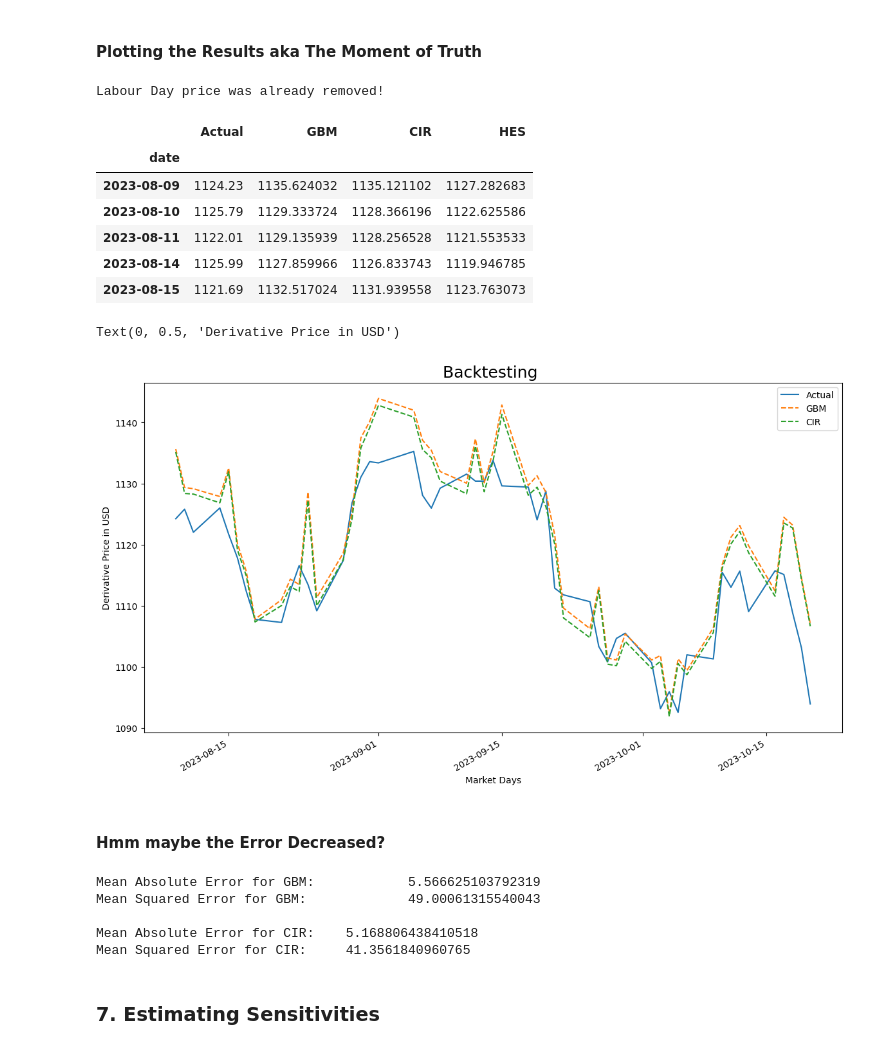
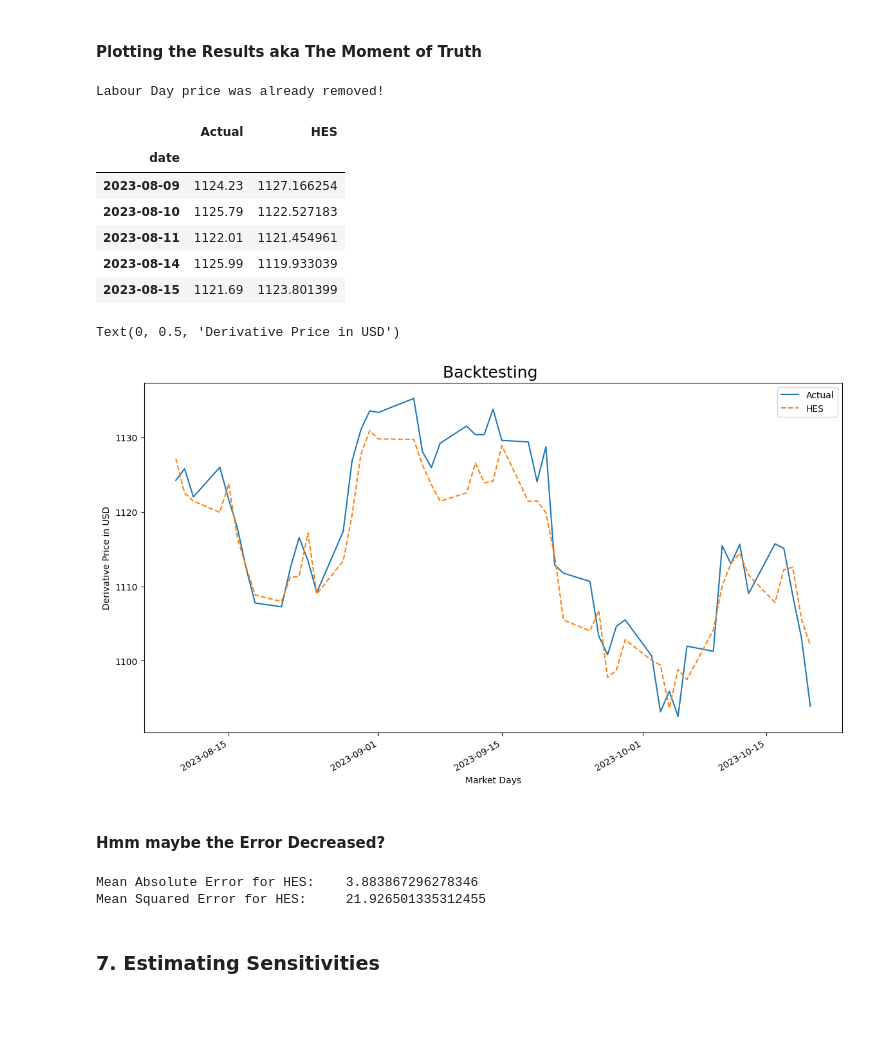
Before and after one commit to RahulG1309/MH4518, a Jupyter notebook: simulations/Black_Scholes.ipynb, the cells around one changed output. Saved outputs shown, nothing was run; the diff lists cells and outputs as text; code cells hidden in the pictures; blank space fills up the shorter version.

Commit message:
Changes to Heston (Correlation)

```diff
--- a/simulations/Black_Scholes.ipynb
+++ b/simulations/Black_Scholes.ipynb
@@ -633,13 +633,14 @@ def get_lognormal_statistics_(prices):
   res_2 = residuals**2
   sigma_of_sigma = np.std(res_2, ddof=1)
   kappa = minimize_scalar(lambda x: get_loss(x,res_2,sigma), method='brent', tol=10**(-10)).x
+  corr = pd.DataFrame([log_returns,res_2]).corr()[0][1]
 
-  return mu, sigma, sigma_of_sigma, kappa, res_2[0]
+  return mu, sigma, sigma_of_sigma, kappa, res_2[0], corr
 # %%
 Hes_matrix = np.random.normal(0, 1, size=(len(simulation_dates), num_sim, num_periods))
 # %%
 @njit
-def simulate_heston_var(num_sim, S_0, S_mu, S_Sigma, kappa, delta_t, T, Z):
+def simulate_heston_var(num_sim, S_0, S_mu, S_Sigma, kappa, corr, delta_t, T, Z1, Z2):
   # Initializations
   num_periods = int(T/delta_t)
   S_matrix = np.zeros(shape=(num_sim, num_periods + 1), dtype=np.float64)
@@ -648,7 +649,7 @@ def simulate_heston_var(num_sim, S_0, S_mu, S_Sigma, kappa, delta_t, T, Z):
     S_matrix[i][0] = S_0
     for j in range(1, num_periods + 1):
       prev = S_matrix[i][j-1]
-      S_matrix[i][j] = prev + kappa*(S_mu**2-prev)*delta_t + S_Sigma*np.sqrt(prev)*Z[i][j-1]
+      S_matrix[i][j] = prev + (kappa*(S_mu**2-prev))*delta_t + S_Sigma*np.sqrt(prev*delta_t)*(corr*Z2[i][j-1]+np.sqrt(1-corr**2)*Z1[i][j-1])
       if(S_matrix[i][j]<0):
         S_matrix[i][j] = S_mu**2
 
@@ -680,10 +681,11 @@ for date, prices in zip(simulation_dates, backtest_windows):
   tau = delta / 252 ### time diff in years
   curve_fit = curves[date_index]
   r = curve_fit(tau)/100 ### yearly interest
-  _, sigma, sigma_sigma, kappa, init_sigma = get_lognormal_statistics_(prices)  ### all daily indicators
+  _, sigma, sigma_sigma, kappa, init_sigma, corr = get_lognormal_statistics_(prices)  ### all daily indicators
   eff_r = r #- get_div_rate(date)/100
 
-  variance = simulate_heston_var(num_sim, init_sigma, sigma, sigma_sigma, kappa, delta_t, tau, Z=Hes_matrix[date_index])
+  variance = simulate_heston_var(num_sim, init_sigma, sigma, sigma_sigma, kappa, corr.round(2), delta_t, tau, Z1=Z_matrix[date_index],Z2=Hes_matrix[date_index])
+  print(corr.round(2),variance)
   simulated_prices = simulate_GBM_(num_sim, prices[-1], eff_r/252, variance**(1/2), delta_t, tau, Z=Z_matrix[date_index])
 
   payoffs = np.exp(-eff_r*tau)*np.apply_along_axis(func1d=calculate_payoff, axis=1, arr=simulated_prices)
@@ -758,11 +778,11 @@ assert len(product_prices) == len(simulation_reults)
 
 # Gather data into a single dataframe
 simulation_reults['Actual'] = product_prices["value"]
-simulation_reults['GBM'] = GBM_expected_values
+# simulation_reults['GBM'] = GBM_expected_values
 # simulation_reults['AV'] = GBM_AV_expected_values
 # simulation_reults['EMS'] = GBM_EMS_expected_values
 # simulation_reults['closed']= closed_expected_values
-simulation_reults['CIR']= CIR_expected_values
+# simulation_reults['CIR']= CIR_expected_values
 simulation_reults['HES']= Hes_expected_values
 # simulation_reults['CV'] = GBM_CV_expected_values
 # simulation_reults['CV_Min'] = GBM_CV_Min_expected_values
@@ -770,49 +790,49 @@ simulation_reults['HES']= Hes_expected_values
 simulation_reults.head()
 # %% [output]
 Labour Day price was already removed!
-|  | Actual | GBM | CIR | HES |
-| date |  |  |  |  |
-| 2023-08-09 | 1124.23 | 1135.624032 | 1135.121102 | 1127.282683 |
-| 2023-08-10 | 1125.79 | 1129.333724 | 1128.366196 | 1122.625586 |
-| 2023-08-11 | 1122.01 | 1129.135939 | 1128.256528 | 1121.553533 |
-| 2023-08-14 | 1125.99 | 1127.859966 | 1126.833743 | 1119.946785 |
-| 2023-08-15 | 1121.69 | 1132.517024 | 1131.939558 | 1123.763073 |
+|  | Actual | HES |
+| date |  |  |
+| 2023-08-09 | 1124.23 | 1127.166254 |
+| 2023-08-10 | 1125.79 | 1122.527183 |
+| 2023-08-11 | 1122.01 | 1121.454961 |
+| 2023-08-14 | 1125.99 | 1119.933039 |
+| 2023-08-15 | 1121.69 | 1123.801399 |
 # %%
 plt.figure(figsize=(14,8))
 plt.title('Backtesting ',fontdict={"fontsize":18})
 
 simulation_reults['Actual'].plot(legend=True)
-simulation_reults['GBM'].plot(legend=True,style="--")
+# simulation_reults['GBM'].plot(legend=True,style="--")
 # simulation_reults['AV'].plot(legend=True,style="--")
 # simulation_reults['EMS'].plot(legend=True,style="--")
 # simulation_reults['closed'].plot(legend=True,style="--")
-simulation_reults['CIR'].plot(legend=True,style="--")
-#simulation_reults['HES'].plot(legend=True,style="--")
+# simulation_reults['CIR'].plot(legend=True,style="--")
+simulation_reults['HES'].plot(legend=True,style="--")
 # simulation_reults['CV'].plot(legend=True,style="--")
 # simulation_reults['CV_Min'].plot(legend=True,style="--")
 
 plt.xlabel('Market Days')
 plt.ylabel('Derivative Price in USD')
 # %% [output]
 Text(0, 0.5, 'Derivative Price in USD')
-[figure, old version]
+[figure, new version]
 # %% [markdown]
 #### Hmm maybe the Error Decreased?
 # %%
-mean_abs_error=mean_absolute_error(simulation_reults['Actual'].to_list(),simulation_reults['GBM'].to_list())
-mean_sq_error=mean_squared_error(simulation_reults['Actual'].to_list(),simulation_reults['GBM'].to_list())
-print(f'Mean Absolute Error for GBM:\t\t{mean_abs_error}')
-print(f'Mean Squared Error for GBM:\t\t{mean_sq_error}\n')
+# mean_abs_error=mean_absolute_error(simulation_reults['Actual'].to_list(),simulation_reults['GBM'].to_list())
+# mean_sq_error=mean_squared_error(simulation_reults['Actual'].to_list(),simulation_reults['GBM'].to_list())
+# print(f'Mean Absolute Error for GBM:\t\t{mean_abs_error}')
+# print(f'Mean Squared Error for GBM:\t\t{mean_sq_error}\n')
 
-mean_abs_error=mean_absolute_error(simulation_reults['Actual'].to_list(),simulation_reults['CIR'].to_list())
-mean_sq_error=mean_squared_error(simulation_reults['Actual'].to_list(),simulation_reults['CIR'].to_list())
-print(f'Mean Absolute Error for CIR:\t{mean_abs_error}')
-print(f'Mean Squared Error for CIR:\t{mean_sq_error}\n')
+# mean_abs_error=mean_absolute_error(simulation_reults['Actual'].to_list(),simulation_reults['CIR'].to_list())
+# mean_sq_error=mean_squared_error(simulation_reults['Actual'].to_list(),simulation_reults['CIR'].to_list())
+# print(f'Mean Absolute Error for CIR:\t{mean_abs_error}')
+# print(f'Mean Squared Error for CIR:\t{mean_sq_error}\n')
 
-# mean_abs_error=mean_absolute_error(simulation_reults['Actual'].to_list(),simulation_reults['HES'].to_list())
-# mean_sq_error=mean_squared_error(simulation_reults['Actual'].to_list(),simulation_reults['HES'].to_list())
-# print(f'Mean Absolute Error for HES:\t{mean_abs_error}')
-# print(f'Mean Squared Error for HES:\t{mean_sq_error}\n')
+mean_abs_error=mean_absolute_error(simulation_reults['Actual'].to_list(),simulation_reults['HES'].to_list())
+mean_sq_error=mean_squared_error(simulation_reults['Actual'].to_list(),simulation_reults['HES'].to_list())
+print(f'Mean Absolute Error for HES:\t{mean_abs_error}')
+print(f'Mean Squared Error for HES:\t{mean_sq_error}\n')
 
 # mean_abs_error=mean_absolute_error(simulation_reults['Actual'].to_list(),simulation_reults['AV'].to_list())
 # mean_sq_error=mean_squared_error(simulation_reults['Actual'].to_list(),simulation_reults['AV'].to_list())
@@ -834,11 +854,8 @@ print(f'Mean Squared Error for CIR:\t{mean_sq_error}\n')
 # print(f'Mean Absolute Error with CV using min:\t{mean_abs_error}')
 # print(f'Mean Squared Error with CV using min:\t{mean_sq_error}\n')
 # %% [output]
-Mean Absolute Error for GBM:            5.566625103792319
-Mean Squared Error for GBM:             49.00061315540043
-
-Mean Absolute Error for CIR:    5.168806438410518
-Mean Squared Error for CIR:     41.3561840960765
+Mean Absolute Error for HES:    3.883867296278346
+Mean Squared Error for HES:     21.926501335312455
 # %% [markdown]
 ### 7. Estimating Sensitivities
 # %%
```
Also changed, not shown: parts of 1 cell of this notebook.
